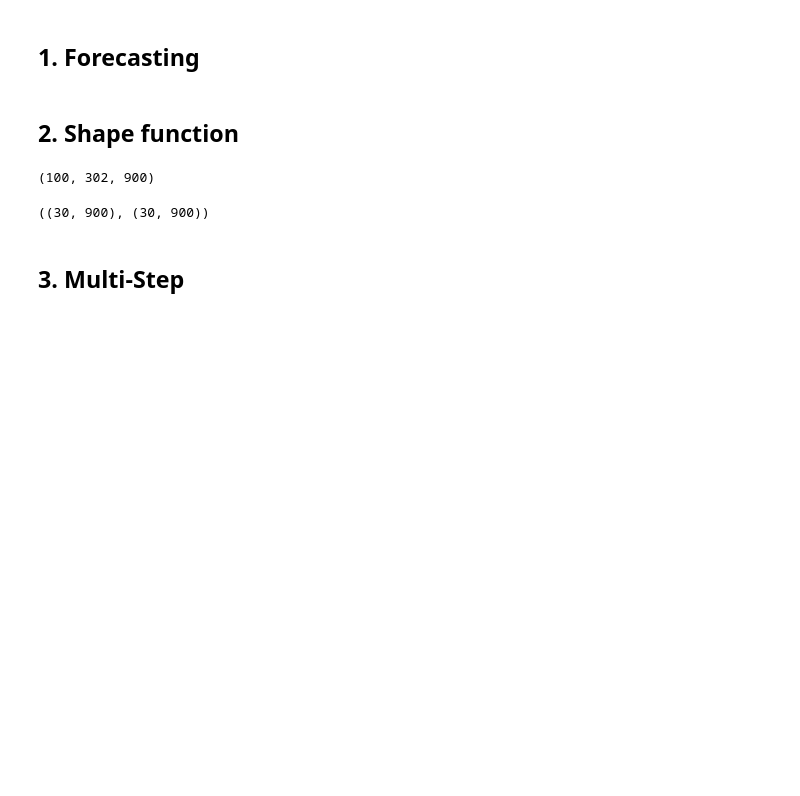
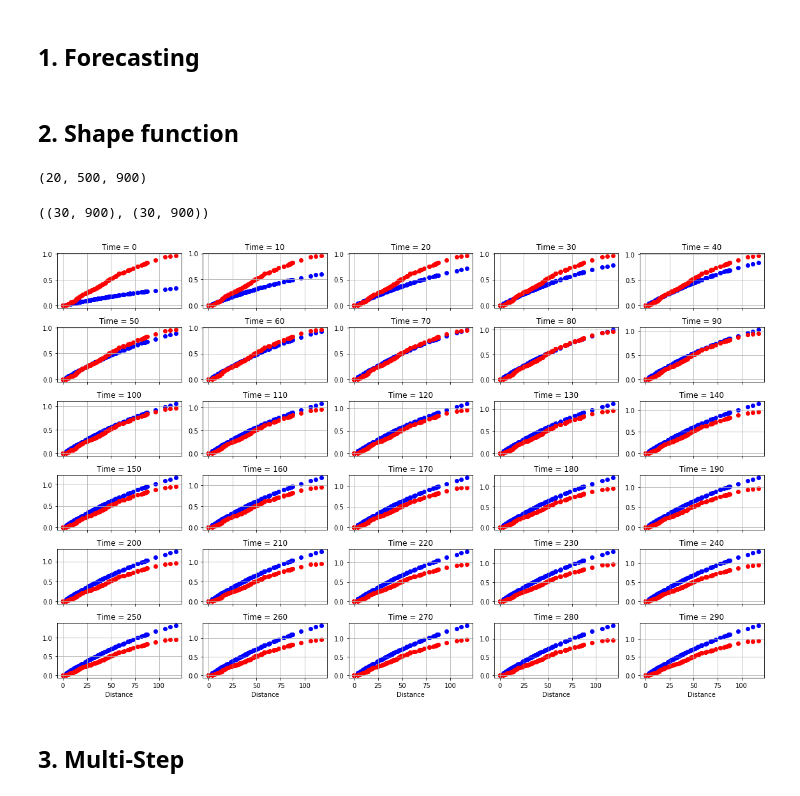
Before and after one commit to isVy08/ESTF, a Jupyter notebook: viz.ipynb, the cells around one changed output. Saved outputs shown, nothing was run; the diff lists cells and outputs as text; code cells hidden in the pictures; blank space fills up the shorter version.

```diff
--- a/viz.ipynb
+++ b/viz.ipynb
@@ -60,7 +60,7 @@ colors = [v for k, v in mcolors.TABLEAU_COLORS.items()]
 # %% [markdown]
 ## Init
 # %%
-ids, d, _ = load_pickle('data/sample.pickle')
+ids, d = load_pickle('data/sample.pickle')
 # %%
 data = read_data_from_csv('data/quad_sim/csv/s5.csv')
 # data_std = scale(data,0,1)
@@ -184,7 +184,7 @@ plot_forecast(out[0], out[1], 6, 5, 300, 500, (16,7))
 ## 2. Shape function
 # %%
 F_hats = []
-for i in range(60):
+for i in range(100):
     out = load_pickle(f'output/nst_sim/out{i}.pickle')
     f = out[2].transpose()
     F_hats.append(f)
@@ -200,4 +192,10 @@ idx = range(0, 300, 10)
-# %%
-F_hats.shape
-# %% [output]
-(100, 302, 900)
+# %%
+F_hats.shape
+# %% [output]
+(20, 500, 900)
+# %%
+F_hats = []
+for i in range(30):
+    f = np.load(f'output/nst_sim/Fhat{i}.npy')
+    F_hats.append(f)
+F_hats = np.stack(F_hats)
@@ -208,7 +213,9 @@ F_agg.shape, F_hat_agg.shape
 # %% [output]
 ((30, 900), (30, 900))
 # %%
-plot_sf(d, F_agg, F_hat_agg, 6, 5, 200, (16, 10))
+plot_sf(d, F_agg, F_hat_agg, 6, 5, 100, (16, 10))
+# %% [output]
+[figure, added]
 # %% [markdown]
 ## 3. Multi-Step
 # %%
```
Also changed, not shown: parts of 4 cells of this notebook, 3 other files.
